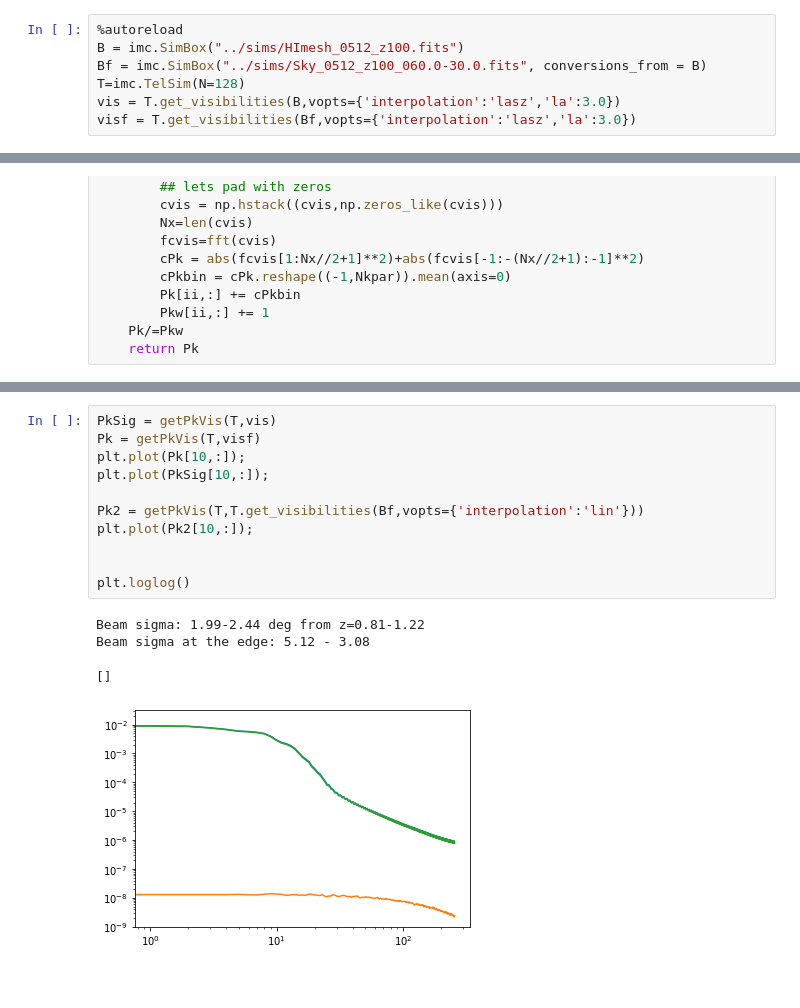
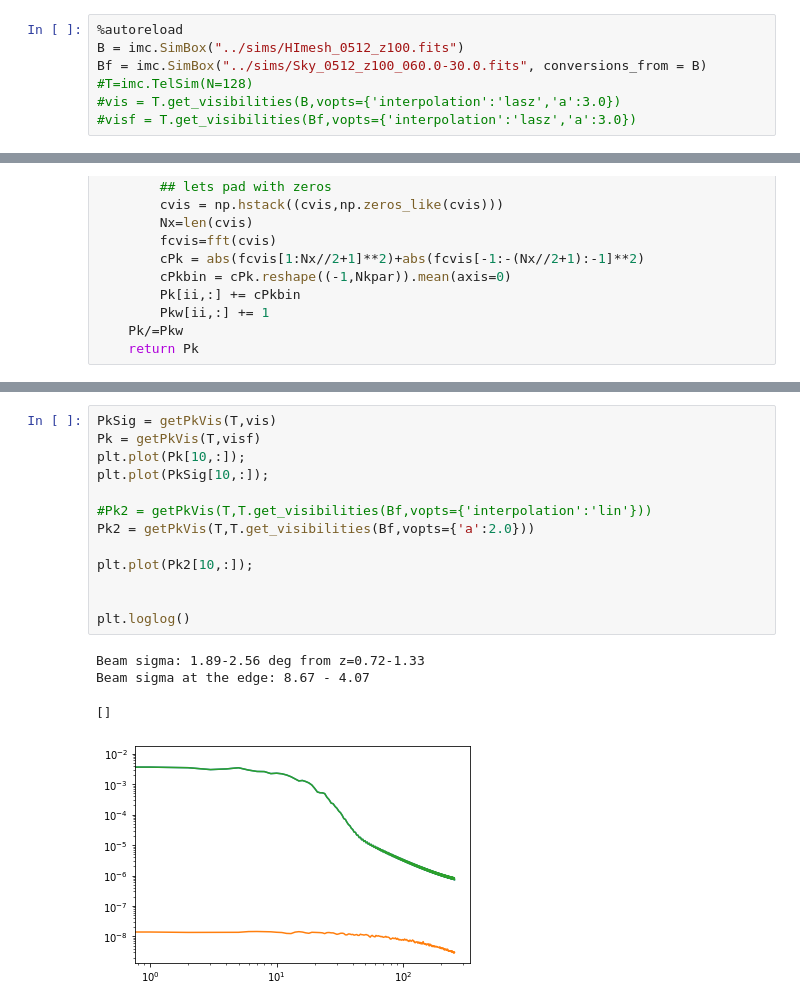
Before and after one commit to radiohep/imcurio, a Jupyter notebook: notebooks/wedge.ipynb, the cells around one changed output, grey strips where cells are left out. Cells and saved outputs as stored; diff of their text form.

```diff
--- a/notebooks/wedge.ipynb
+++ b/notebooks/wedge.ipynb
@@ -15,7 +15,7 @@ The autoreload extension is already loaded. To reload it, use:
 %autoreload
 B = imc.SimBox("../sims/HImesh_0512_z100.fits")
 Bf = imc.SimBox("../sims/Sky_0512_z100_060.0-30.0.fits", conversions_from = B)
-T=imc.TelSim(N=128)
-vis = T.get_visibilities(B,vopts={'interpolation':'lasz','la':3.0})
-visf = T.get_visibilities(Bf,vopts={'interpolation':'lasz','la':3.0})
+#T=imc.TelSim(N=128)
+#vis = T.get_visibilities(B,vopts={'interpolation':'lasz','a':3.0})
+#visf = T.get_visibilities(Bf,vopts={'interpolation':'lasz','a':3.0})
 # %% [output]
@@ -70,19 +68,21 @@ Beam sigma at the edge: 5.12 - 3.08
 # %%
 PkSig = getPkVis(T,vis)
 Pk = getPkVis(T,visf)
 plt.plot(Pk[10,:]);
 plt.plot(PkSig[10,:]);
 
-Pk2 = getPkVis(T,T.get_visibilities(Bf,vopts={'interpolation':'lin'}))
+#Pk2 = getPkVis(T,T.get_visibilities(Bf,vopts={'interpolation':'lin'}))
+Pk2 = getPkVis(T,T.get_visibilities(Bf,vopts={'a':2.0}))
+
 plt.plot(Pk2[10,:]);
 
 
 plt.loglog()
 # %% [output]
-Beam sigma: 1.99-2.44 deg from z=0.81-1.22
-Beam sigma at the edge: 5.12 - 3.08
+Beam sigma: 1.89-2.56 deg from z=0.72-1.33
+Beam sigma at the edge: 8.67 - 4.07
 []
-[figure, old version]
+[figure, new version]
 # %%
 plt.plot(Pk[10,:]/Pk2[10,:]-1);
 #plt.loglog()
```
Also changed, not shown: parts of 10 cells of this notebook, 2 other files.
